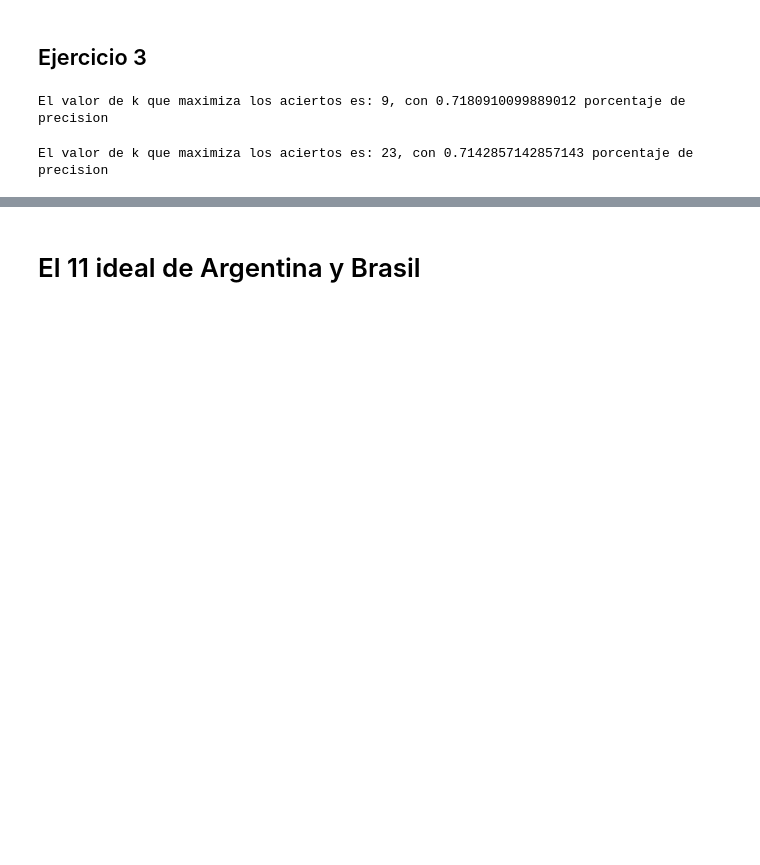
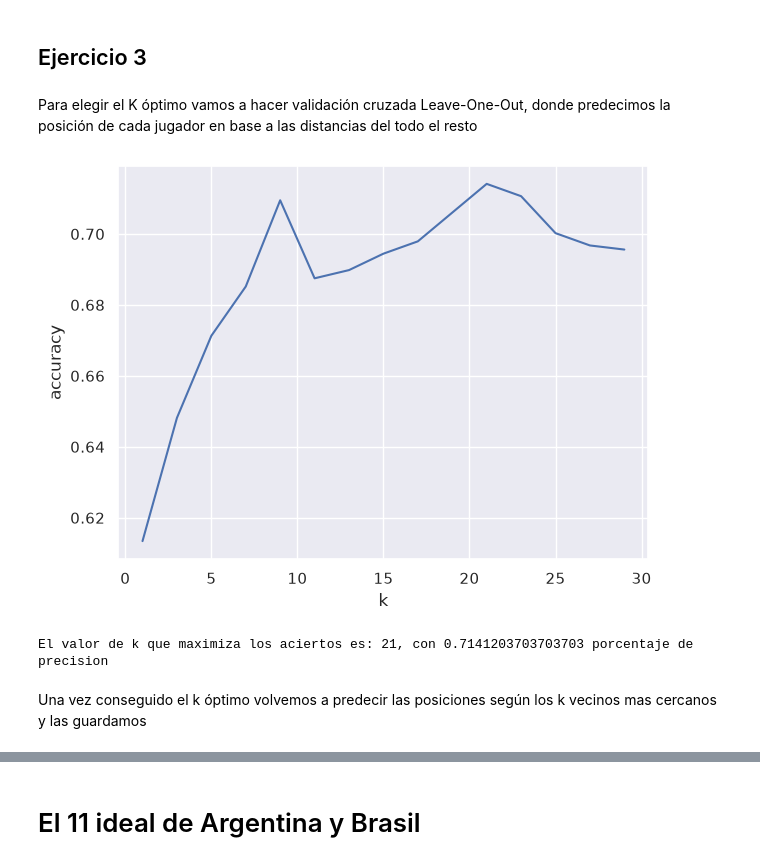
Before and after one commit to vinpalonsky/tp-labo-de-datos, a Jupyter notebook: vincenzo_palonsky-azul_soldani-francisco_amato.ipynb, the cells around one changed output, grey strips where cells are left out. Saved outputs shown, nothing was run; the diff lists cells and outputs as text; code cells hidden in the pictures; blank space fills up the shorter version.

```diff
--- a/vincenzo_palonsky-azul_soldani-francisco_amato.ipynb
+++ b/vincenzo_palonsky-azul_soldani-francisco_amato.ipynb
@@ -895 +890,3 @@ from sklearn.metrics import accuracy_score
+# %% [markdown]
+Para elegir el K óptimo vamos a hacer validación cruzada Leave-One-Out, donde predecimos la posición de cada jugador en base a las distancias del todo el resto
 # %%
@@ -912,12 +925 @@ def mas_votado(datos, categorias, ind, modelo):
-# %%
-def knn_leave_one_out(datos, categorias, K):
-    correctos = 0
-    total = len(datos)
-    # Tomamos K vecinos, porque eliminamos al propio jugador.
-    neighbors = NearestNeighbors(n_neighbors=K)
-    for ind in range(total):
-        prediccion = mas_votado(datos, categorias, ind, neighbors)
-        if(prediccion == categorias.iloc[ind]):
-            correctos += 1
-    return(correctos/total)
 # %%
@@ -933,27 +931,34 @@ X = df_jugadores_limpia.select_dtypes(include='number').drop(columns=["player_id
 # %%
-scaler = StandardScaler().set_output(transform="pandas")
-X_scaled = scaler.fit_transform(X)
+# Probamos con K impares entre 1 y 29, y guardamos la accuracy de cada uno
 aciertos = {}
 
 for K in range(1,30,2):
 	aciertos[K] = knn_leave_one_out(X_scaled, y, K)
 
 aciertos = pd.DataFrame({
 	"k": aciertos.keys(),
 	"accuracy": aciertos.values()
 })
+
+(
+	so.Plot(data = aciertos, x="k", y="accuracy")
+	.add(so.Line())
+	.show()
+)
+
+# Buscamos el valor de k que maximiza la accuracy
+ind_max = aciertos["accuracy"].idxmax()
+k = aciertos["k"][ind_max]
+print(f"El valor de k que maximiza los aciertos es: {k}, con {aciertos['accuracy'][ind_max]} porcentaje de precision")
+# %% [output]
+[figure, added]
+El valor de k que maximiza los aciertos es: 21, con 0.7141203703703703 porcentaje de precision
+# %% [markdown]
+Una vez conseguido el k óptimo volvemos a predecir las posiciones según los k vecinos mas cercanos y las guardamos
 # %%
-ind_max = aciertos["accuracy"].idxmax()
-k = aciertos["k"][ind_max]
-
-print(f"El valor de k que maximiza los aciertos es: {k}, con {aciertos['accuracy'][ind_max]} porcentaje de precision")
-
-# modelo_posiciones = KNeighborsClassifier(n_neighbors=k)
 modelo_posiciones = NearestNeighbors(n_neighbors=k)
 clasificacion_posiciones = []
 
 for ind in range(len(X_scaled)):
-	prediccion = mas_votado(X_scaled, y, ind, modelo_posiciones)
+	prediccion = predecir(X_scaled, y, ind, modelo_posiciones)
 	clasificacion_posiciones.append(prediccion)
-# %% [output]
-El valor de k que maximiza los aciertos es: 9, con 0.7180910099889012 porcentaje de precision
@@ -969,18 +964,0 @@ X_test_scaled = scaler.transform(X_test)
-# %%
-data = {}
-for K in range(1,30,2):
-    neighbor = KNeighborsClassifier(n_neighbors=K)
-    neighbor.fit(X_train_scaled,y_train)
-    y_pred = neighbor.predict(X_test_scaled)
-    data[K] = accuracy_score(y_test,y_pred)
-
-data = pd.DataFrame({
-    "k": data.keys(),
-    "accuracy": data.values()
-})
-
-ind_max = data["accuracy"].idxmax()
-k = data["k"][ind_max]
-print(f"El valor de k que maximiza los aciertos es: {k}, con {data['accuracy'][ind_max]} porcentaje de precision")
-# %% [output]
-El valor de k que maximiza los aciertos es: 23, con 0.7142857142857143 porcentaje de precision
```
Also changed, not shown: parts of 20 cells of this notebook, 1 other file.
